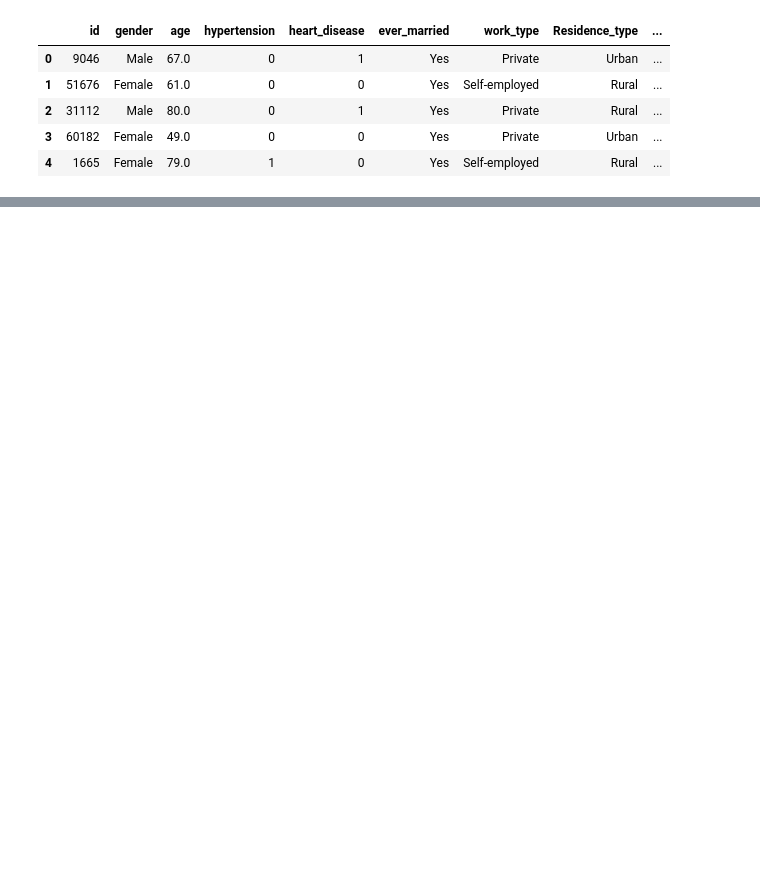
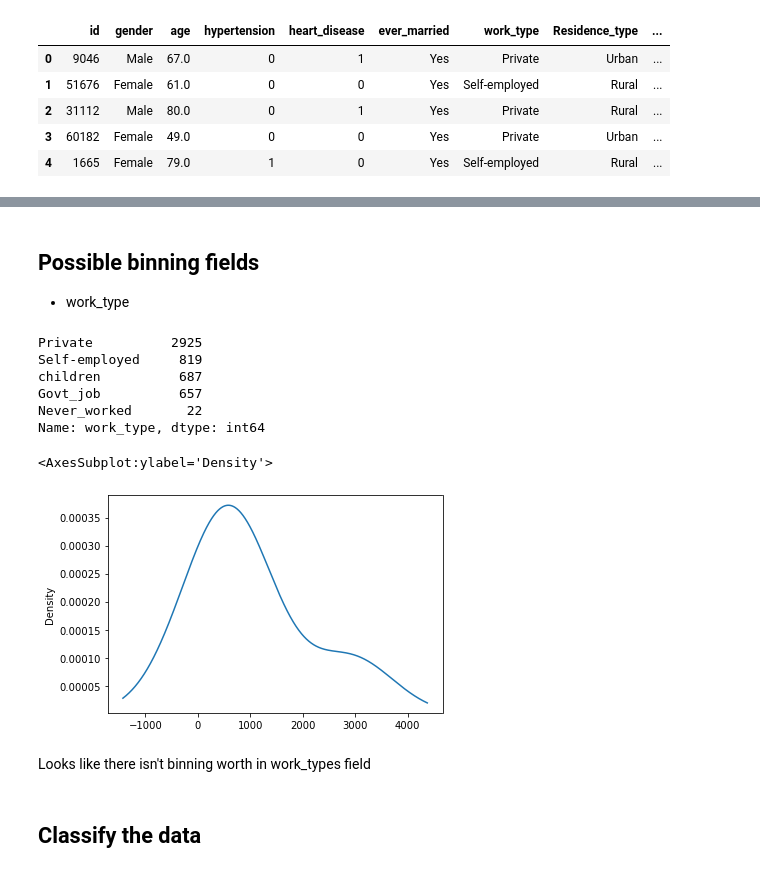
Before and after one commit to mattdharmon/stroke_data_analysis, a Jupyter notebook: Stroke Risks.ipynb, the cells around one changed output, grey strips where cells are left out. Saved outputs shown, nothing was run; the diff lists cells and outputs as text; code cells hidden in the pictures; blank space fills up the shorter version.

```diff
--- a/Stroke Risks.ipynb
+++ b/Stroke Risks.ipynb
@@ -7,6 +10,6 @@ import tensorflow as tf
 # %%
 #  Import and read the csv
-stroke_df = pd.read_csv("healthcare-dataset-stroke-data.csv")
+stroke_df = pd.read_csv("resources/healthcare-dataset-stroke-data.csv")
 stroke_df.head()
 # %% [output]
 |  | id | gender | age | hypertension | heart_disease | ever_married | work_type | Residence_type | ... |
@@ -15,3 +18,6 @@ stroke_df.head()
 | 2 | 31112 | Male | 80.0 | 0 | 1 | Yes | Private | Rural | ... |
 | 3 | 60182 | Female | 49.0 | 0 | 0 | Yes | Private | Urban | ... |
 | 4 | 1665 | Female | 79.0 | 1 | 0 | Yes | Self-employed | Rural | ... |
+# %%
+## remove the id column
+stroke_df = stroke_df.drop(columns=['id'])
@@ -17,0 +40,24 @@ stroke_df.head()
+# %% [markdown]
+## Possible binning fields
+
+- work_type
+# %%
+# Look at work_type value counts for binning
+work_type_counts = stroke_df.work_type.value_counts()
+work_type_counts
+# %% [output]
+Private          2925
+Self-employed     819
+children          687
+Govt_job          657
+Never_worked       22
+Name: work_type, dtype: int64
+# %%
+work_type_counts.plot.density()
+# %% [output]
+<AxesSubplot:ylabel='Density'>
+[figure, added]
+# %% [markdown]
+Looks like there isn't binning worth in work_types field
+# %% [markdown]
+## Classify the data
```
Also changed, not shown: parts of 14 cells of this notebook, 2 other files.
